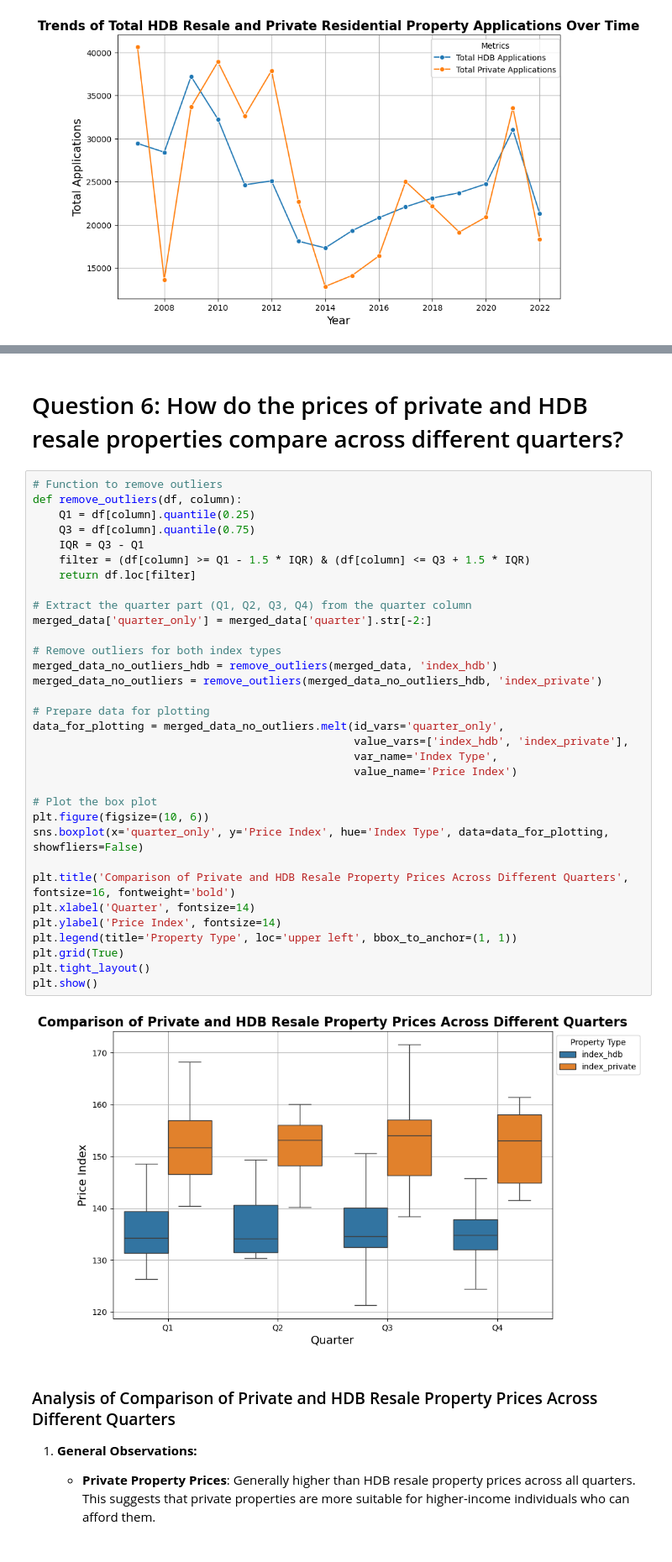
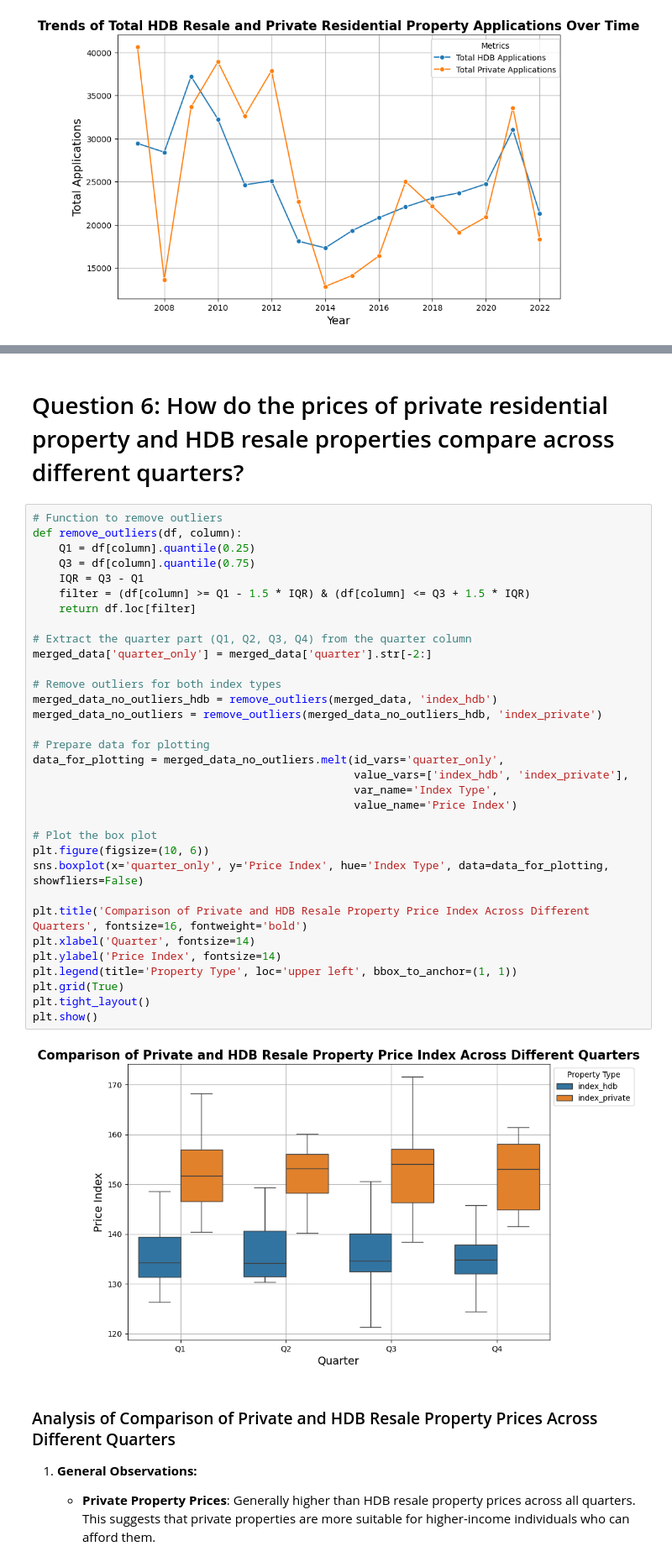
Before and after one commit to jianmin22/PDASCA2, a Jupyter notebook: ca2.ipynb, the cells around one changed output, grey strips where cells are left out. Shown at 84% size. Cells and saved outputs as stored; diff of their text form.

```diff
--- a/ca2.ipynb
+++ b/ca2.ipynb
@@ -567,40 +567,40 @@ plt.show()
 # %% [markdown]
-# Question 6: How do the prices of private and HDB resale properties compare across different quarters?
+# Question 6: How do the prices of private residential property and HDB resale properties compare across different quarters?
 # %%
 # Function to remove outliers
 def remove_outliers(df, column):
     Q1 = df[column].quantile(0.25)
     Q3 = df[column].quantile(0.75)
     IQR = Q3 - Q1
     filter = (df[column] >= Q1 - 1.5 * IQR) & (df[column] <= Q3 + 1.5 * IQR)
     return df.loc[filter]
 
 # Extract the quarter part (Q1, Q2, Q3, Q4) from the quarter column
 merged_data['quarter_only'] = merged_data['quarter'].str[-2:]
 
 # Remove outliers for both index types
 merged_data_no_outliers_hdb = remove_outliers(merged_data, 'index_hdb')
 merged_data_no_outliers = remove_outliers(merged_data_no_outliers_hdb, 'index_private')
 
 # Prepare data for plotting
 data_for_plotting = merged_data_no_outliers.melt(id_vars='quarter_only',
                                                  value_vars=['index_hdb', 'index_private'],
                                                  var_name='Index Type',
                                                  value_name='Price Index')
 
 # Plot the box plot
 plt.figure(figsize=(10, 6))
 sns.boxplot(x='quarter_only', y='Price Index', hue='Index Type', data=data_for_plotting, showfliers=False)
 
-plt.title('Comparison of Private and HDB Resale Property Prices Across Different Quarters', fontsize=16, fontweight='bold')
+plt.title('Comparison of Private and HDB Resale Property Price Index Across Different Quarters', fontsize=16, fontweight='bold')
 plt.xlabel('Quarter', fontsize=14)
 plt.ylabel('Price Index', fontsize=14)
 plt.legend(title='Property Type', loc='upper left', bbox_to_anchor=(1, 1))
 plt.grid(True)
 plt.tight_layout()
 plt.show()
 # %% [output]
-[figure, old version]
+[figure, new version]
 # %% [markdown]
 ### Analysis of Comparison of Private and HDB Resale Property Prices Across Different Quarters
 
```
Also changed, not shown: parts of 5 cells of this notebook, 3 other files.
